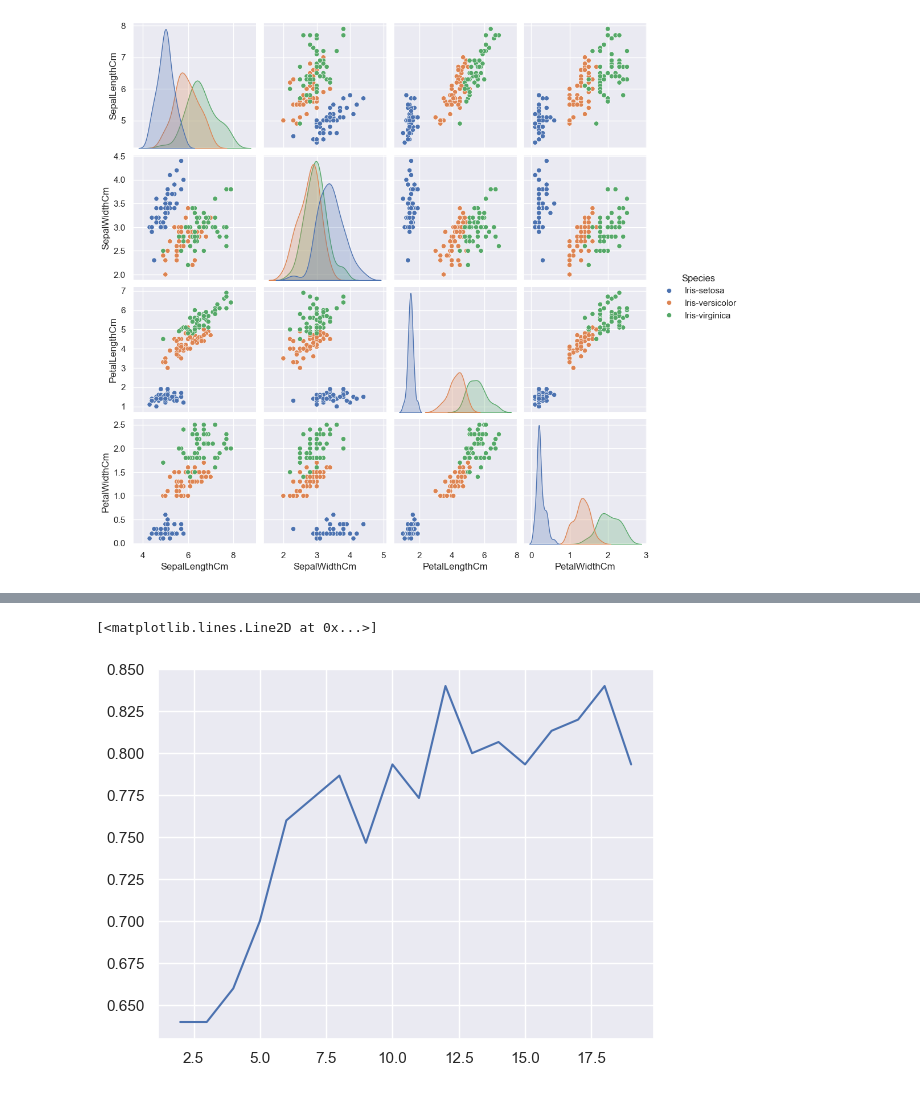
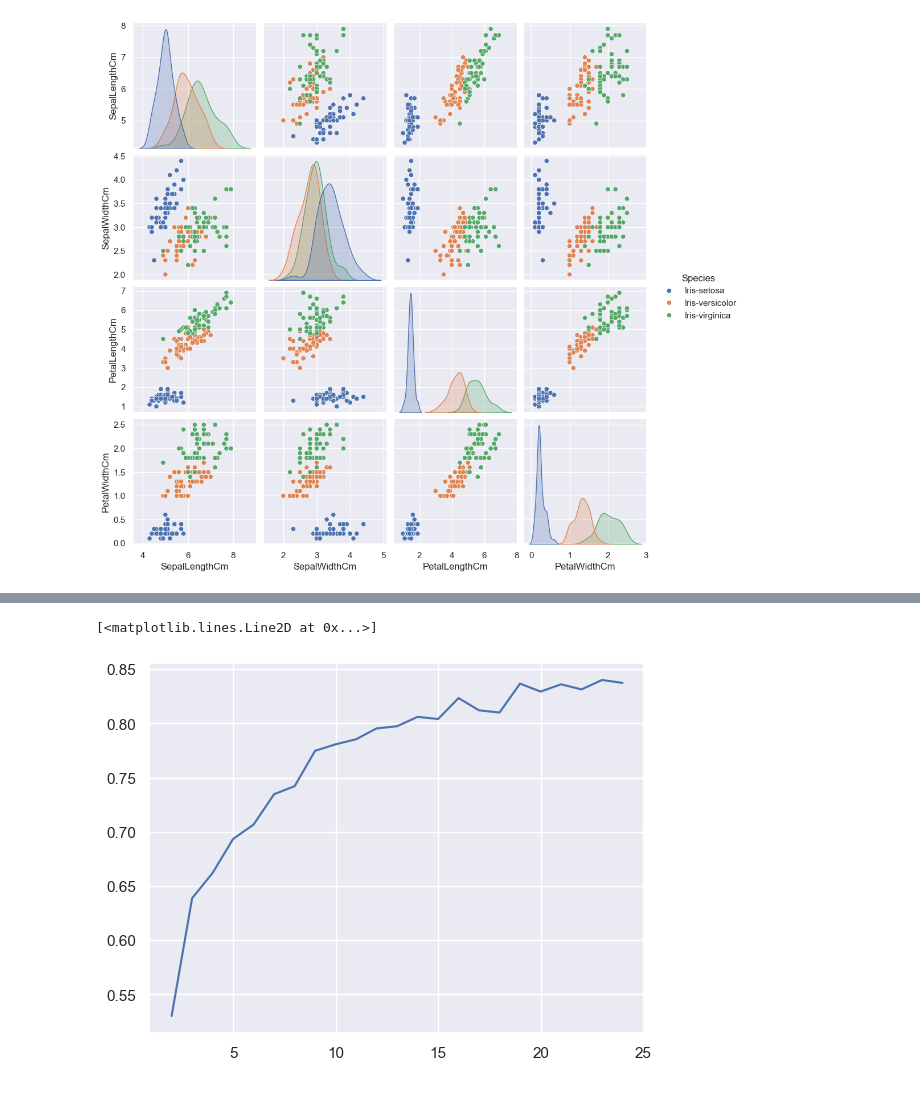
Before and after one commit to LunaticZebra/understanding-neural-networks-book, a Jupyter notebook: kohonen/KohonenIrisDataset.ipynb, the cells around one changed output, grey strips where cells are left out. Saved outputs shown, nothing was run; the diff lists cells and outputs as text; code cells hidden in the pictures.

```diff
--- a/kohonen/KohonenIrisDataset.ipynb
+++ b/kohonen/KohonenIrisDataset.ipynb
@@ -156,7 +161,7 @@ Number of neurons in kohonen layer: 19, accuracy: 0.7933333333333333, time: 5.85
 # %%
-plt.plot(neurons_in_layer, accuracies_n)
+plt.plot(number_of_neurodes, accuracies_n)
 # %% [output]
 [<matplotlib.lines.Line2D at 0x...>]
-[figure, old version]
+[figure, new version]
 # %%
 from pandas import DataFrame
```
Also changed, not shown: parts of 21 cells of this notebook, 2 other files.
